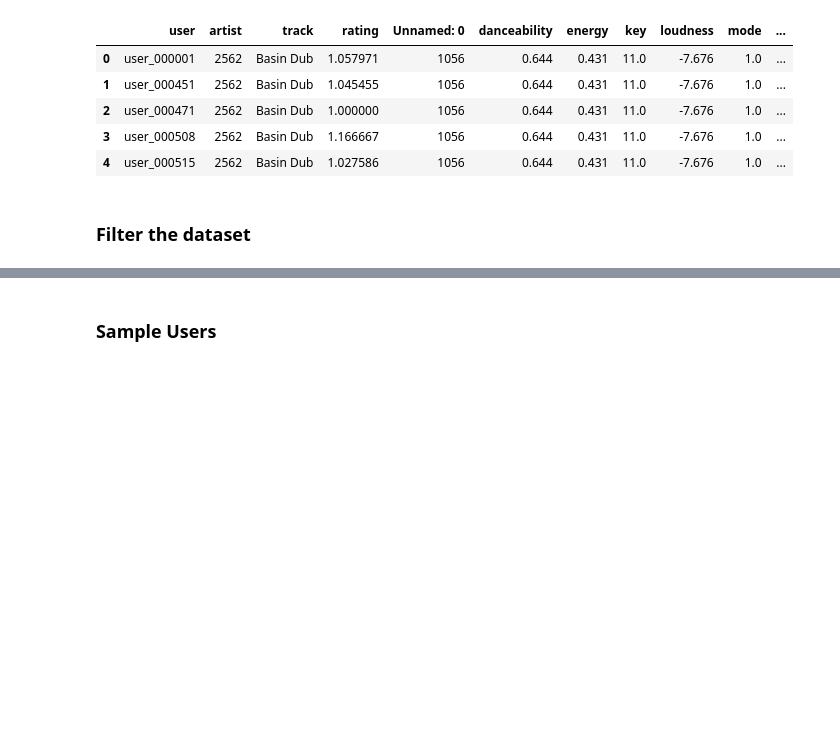
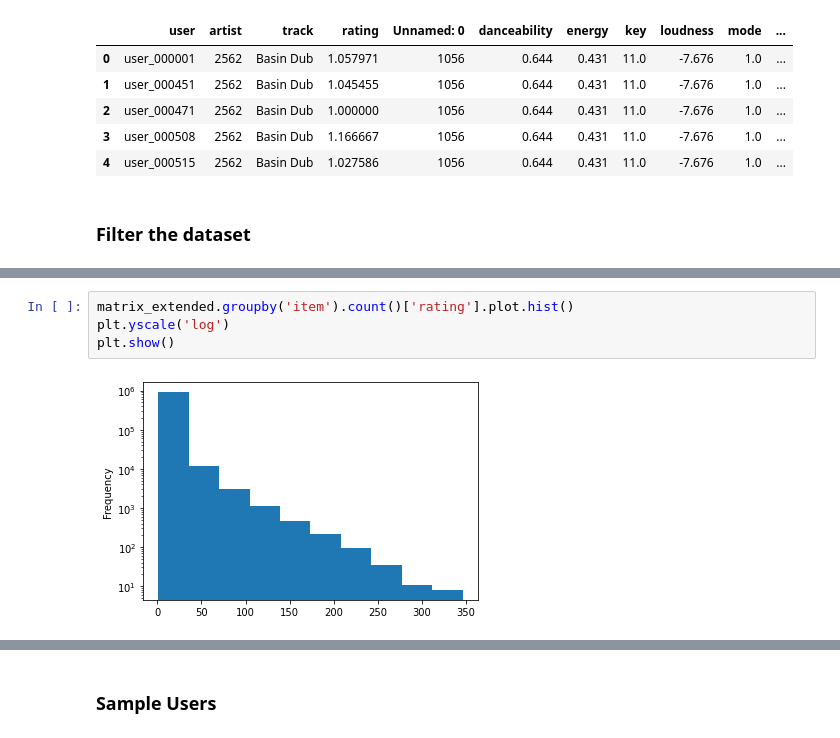
Before and after one commit to MNabegh/mlbd-project, a Jupyter notebook: recommender_system.ipynb, the cells around one changed output, grey strips where cells are left out. Saved outputs shown, nothing was run; the diff lists cells and outputs as text; blank space fills up the shorter version.

```diff
--- a/recommender_system.ipynb
+++ b/recommender_system.ipynb
@@ -158,0 +177,6 @@ matrix_extended.groupby('user').count()['rating'].median()
+# %%
+matrix_extended.groupby('item').count()['rating'].plot.hist()
+plt.yscale('log')
+plt.show()
+# %% [output]
+[figure, added]
```
Also changed, not shown: parts of 22 cells of this notebook.
